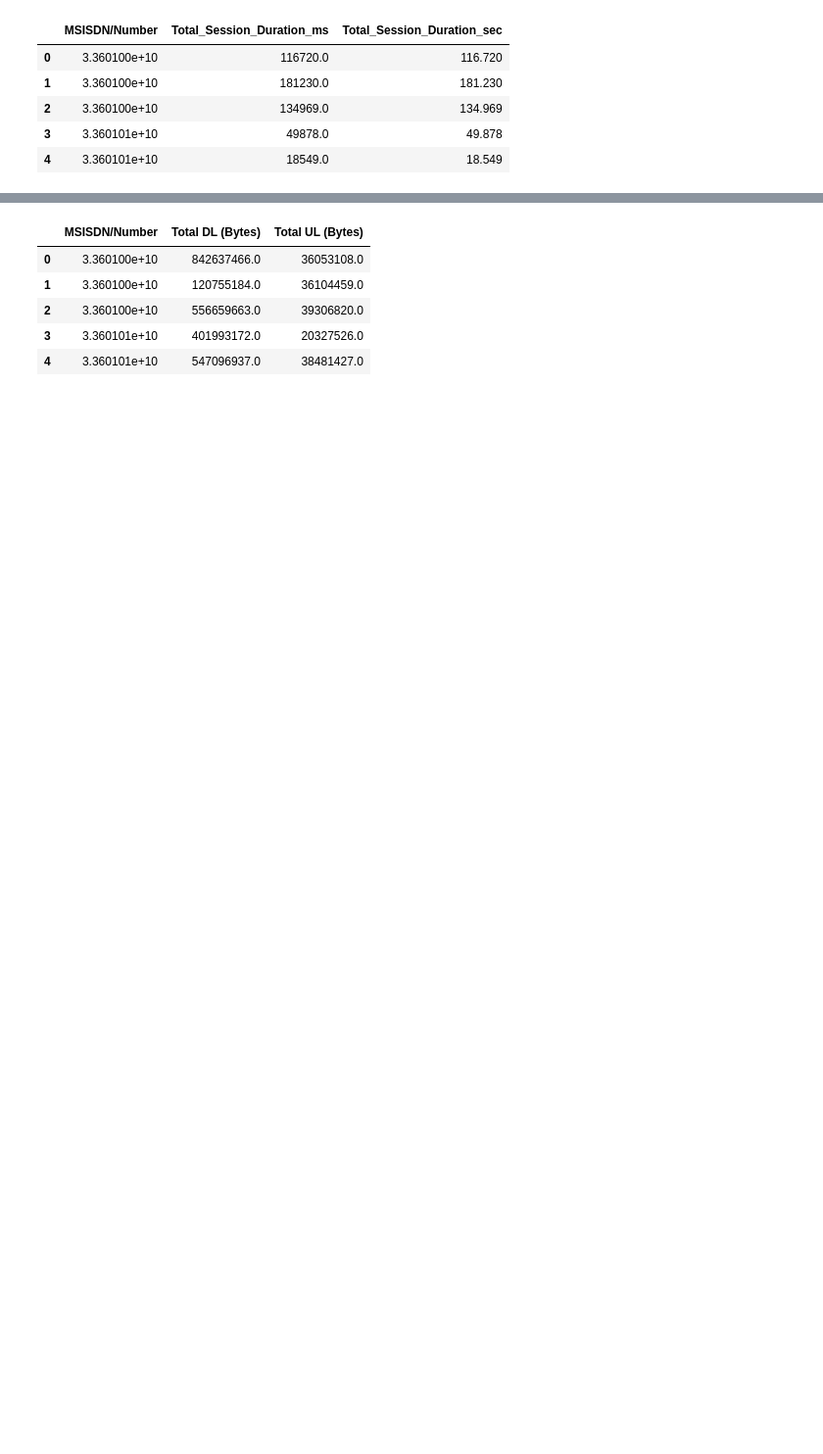
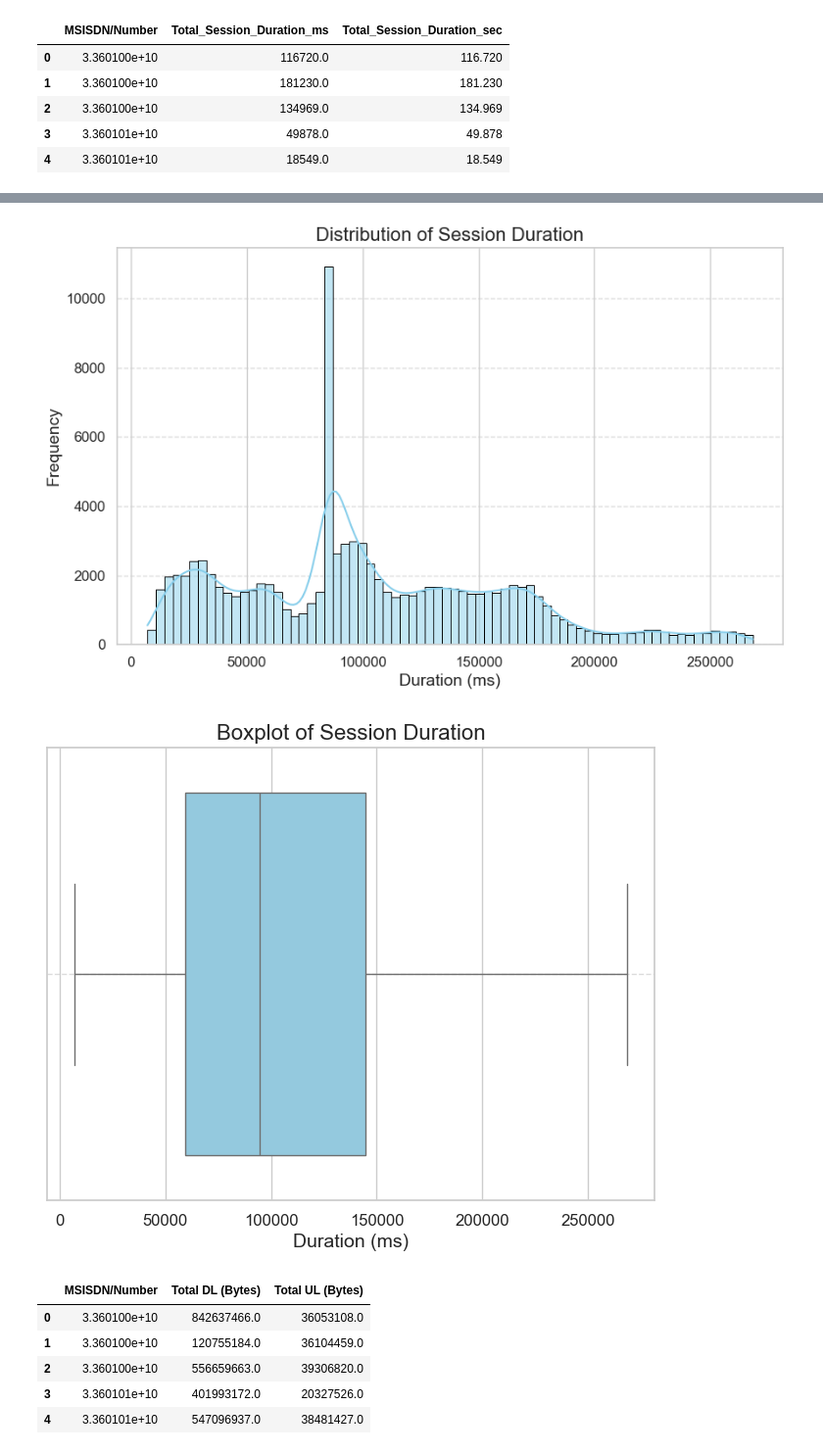
Before and after one commit to AbelBekele/10-Academy-Week-1, a Jupyter notebook: EDA/Users’ behaviour analysis.ipynb, the cells around one changed output, grey strips where cells are left out. Shown at 98% size. Cells and saved outputs as stored; diff of their text form; code cells hidden in the pictures; blank space fills up the shorter version.

```diff
--- a/EDA/Users’ behaviour analysis.ipynb
+++ b/EDA/Users’ behaviour analysis.ipynb
@@ -177,3 +213,24 @@ user_session_duration.head()
+# %%
+filtered_numeric_df_out = remove_outliers(filtered_numeric_df, 'Dur. (ms)', z_threshold=2.7)
+# %%
+plot_histogram_kde(
+    data=filtered_numeric_df_out['Dur. (ms)'],
+    title='Distribution of Session Duration',
+    x_label='Duration (ms)',
+    y_label='Frequency',
+    color='skyblue'
+)
+
+# Plot boxplot
+plot_boxplot(
+    data=filtered_numeric_df_out['Dur. (ms)'],
+    title='Boxplot of Session Duration',
+    x_label='Duration (ms)',
+    color='skyblue'
+)
+# %% [output]
+[figure, added]
+[figure, added]
 # %%
 user_data_usage = filtered_numeric_df.groupby('MSISDN/Number')[['Total DL (Bytes)', 'Total UL (Bytes)']].sum().reset_index()
 # %%
```
Also changed, not shown: parts of 25 cells of this notebook, 1 other file.
